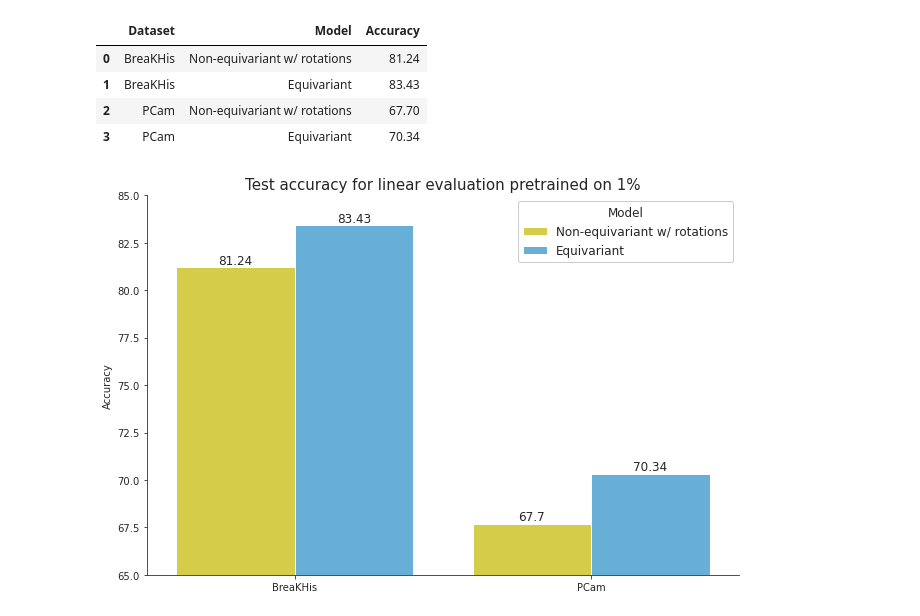
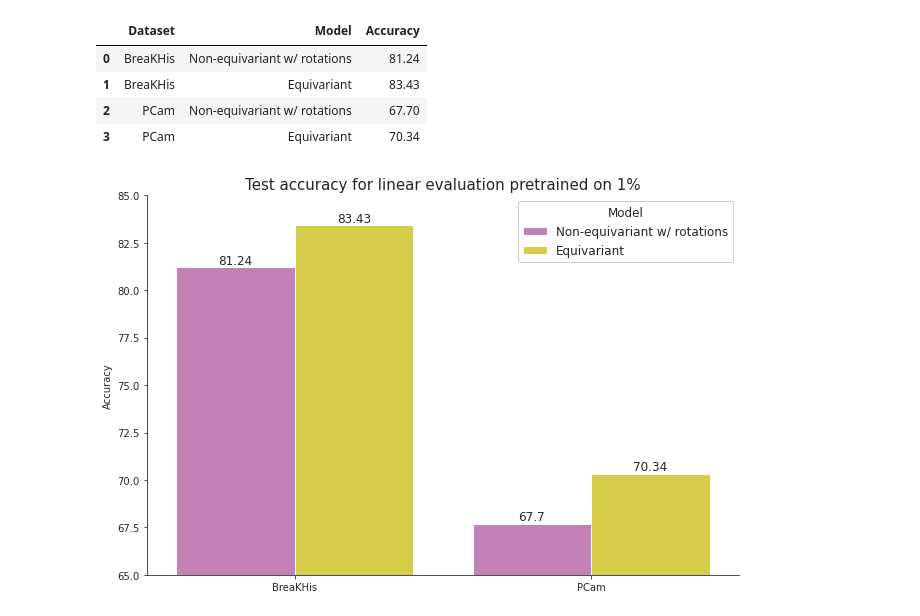
Before and after one commit to blazejdolicki/rissl, a Jupyter notebook: paper/Experiment plots.ipynb, the cells around one changed output. Saved outputs shown, nothing was run; the diff lists cells and outputs as text; code cells hidden in the pictures.

Commit message:
Add figures and tables

```diff
--- a/paper/Experiment plots.ipynb
+++ b/paper/Experiment plots.ipynb
@@ -322,23 +357,22 @@ downsampled_results
 # %%
 data = downsampled_results
 
-colors = sns.color_palette()
-sns.set_palette(colors[1:])
+# colors = sns.color_palette()
+# sns.set_palette(colors[1:])
 hue_col = 'Model'
 g = sns.catplot(x='Dataset', y='Accuracy',hue=hue_col, data=data,
         height=6, aspect=9/6, kind="bar",legend=False, hue_order=["Non-equivariant w/ rotations", "Equivariant"])
 
 #add legend to plot
 plt.legend(title=hue_col, fontsize="large", title_fontsize="large", framealpha=1.)
 plt.xlabel("")
 plt.ylim([65,85])
 plt.title(f"Test accuracy for linear evaluation pretrained on 1%")
 for p in g.ax.patches:
-#         p.set_width(0.2)
     g.ax.text(p.get_x() + p.get_width()/2., p.get_height(), str(p.get_height()),
     fontsize=12, ha='center', va='bottom')
 os.makedirs("plots", exist_ok=True)
 plt.savefig(f"plots/acc_linear_1perc.jpg",dpi=500, bbox_inches = 'tight')
 plt.show()
 # %% [output]
-[figure, old version]
+[figure, new version]
```
Also changed, not shown: parts of 8 cells of this notebook, 9 other files.
